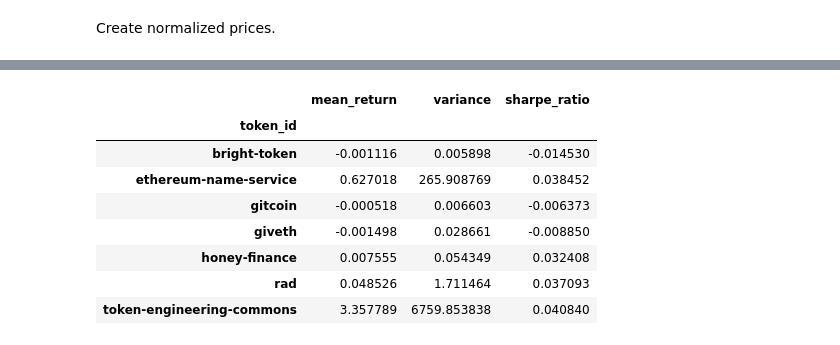
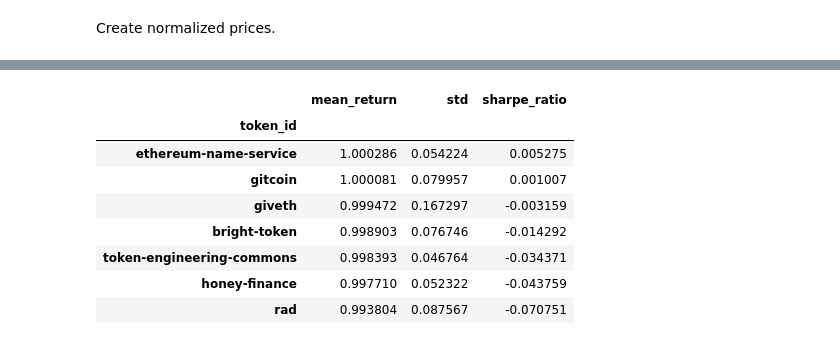
Before and after one commit to bonding-curves/public-goods-token-comparison, a Jupyter notebook: $TEC1pager.ipynb, the cells around one changed output, grey strips where cells are left out. Saved outputs shown, nothing was run; the diff lists cells and outputs as text; code cells hidden in the pictures.

```diff
--- a/$TEC1pager.ipynb
+++ b/$TEC1pager.ipynb
@@ -225,0 +234,2 @@ prices_df_adjusted.hvplot.line(title='Normalized Price Comparison Sept 15th 2021
+# %%
+prices_df_adjusted['usd_normalized_prices'] = prices_df_adjusted.groupby('token_id')['normalized_prices'].transform(lambda x: x * prices_df_adjusted[prices_df_adjusted['token_id']=='ethereum']['normalized_prices'])
@@ -226,5 +240,5 @@ prices_df_adjusted.hvplot.line(title='Normalized Price Comparison Sept 15th 2021
 # %%
-prices_df_adjusted['returns'] = prices_df_adjusted['prices'].ffill().pct_change()
+prices_df_adjusted['returns'] = prices_df_adjusted.groupby('token_id')['normalized_prices'].transform(lambda x: x.bfill().pct_change()+1)
 # %%
 prices_df_adjusted
 # %% [output]
@@ -244,16 +258,16 @@ prices_df_adjusted
 # %%
 prices_df_adjusted[prices_df_adjusted['token_id'] != 'ethereum'].groupby('token_id').agg(
     mean_return=('returns', 'mean'),
-    variance=('returns', 'var'),
-    sharpe_ratio=('returns', lambda x: x.mean() / x.std()),
-)
+    std=('returns', 'std'),
+    sharpe_ratio=('returns', lambda x: (x.mean()-1) / x.std()),
+).sort_values('sharpe_ratio', ascending=False)
 # %% [output]
-|  | mean_return | variance | sharpe_ratio |
+|  | mean_return | std | sharpe_ratio |
 | token_id |  |  |  |
-| bright-token | -0.001116 | 0.005898 | -0.014530 |
-| ethereum-name-service | 0.627018 | 265.908769 | 0.038452 |
-| gitcoin | -0.000518 | 0.006603 | -0.006373 |
-| giveth | -0.001498 | 0.028661 | -0.008850 |
-| honey-finance | 0.007555 | 0.054349 | 0.032408 |
-| rad | 0.048526 | 1.711464 | 0.037093 |
-| token-engineering-commons | 3.357789 | 6759.853838 | 0.040840 |
+| ethereum-name-service | 1.000286 | 0.054224 | 0.005275 |
+| gitcoin | 1.000081 | 0.079957 | 0.001007 |
+| giveth | 0.999472 | 0.167297 | -0.003159 |
+| bright-token | 0.998903 | 0.076746 | -0.014292 |
+| token-engineering-commons | 0.998393 | 0.046764 | -0.034371 |
+| honey-finance | 0.997710 | 0.052322 | -0.043759 |
+| rad | 0.993804 | 0.087567 | -0.070751 |
```
Also changed, not shown: parts of 24 cells of this notebook.
